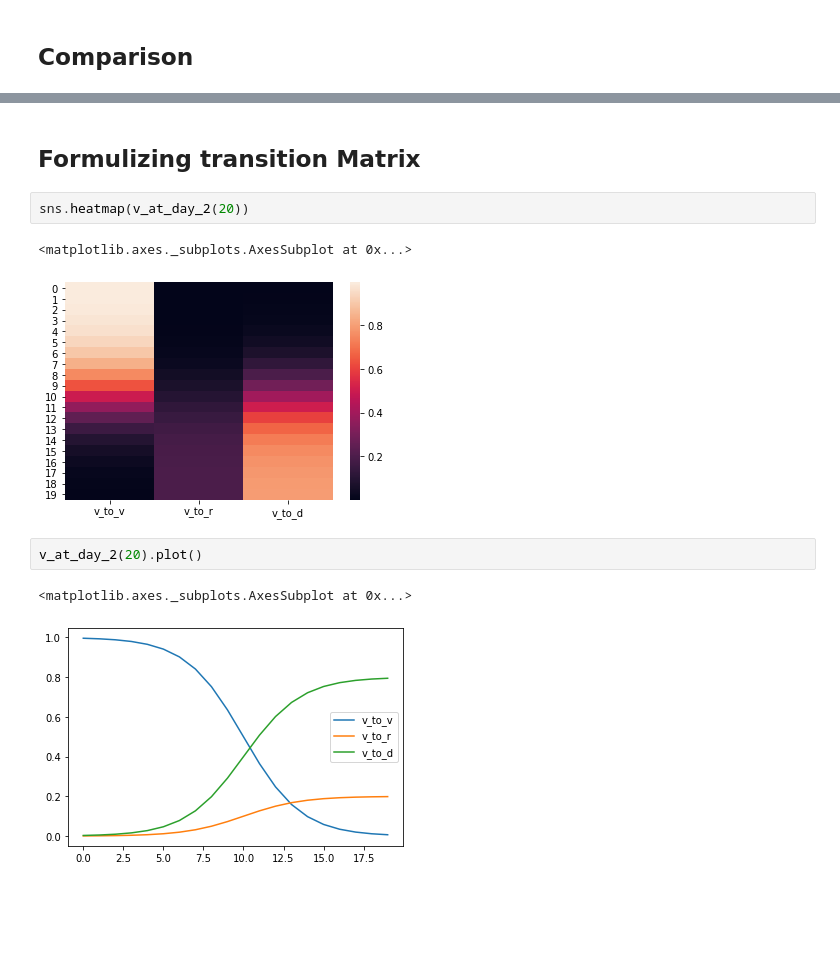
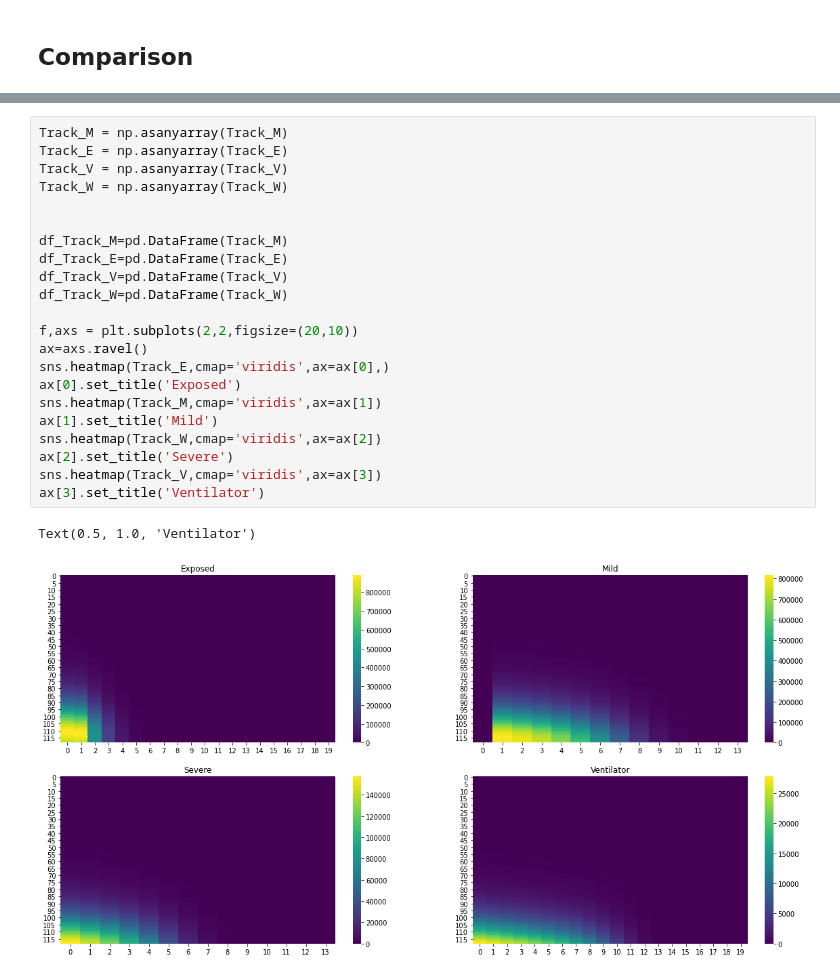
Before and after one commit to akhavan12/discrete_covid_model, a Jupyter notebook: Discrete_ver_09.ipynb, the cells around one changed output, grey strips where cells are left out. Drawn from its saved outputs; the diff is of its cells as text; blank space fills up the shorter version.

```diff
--- a/Discrete_ver_09.ipynb
+++ b/Discrete_ver_09.ipynb
@@ -561,13 +564,26 @@ plt.plot(Jy)
-# %% [markdown]
-## Formulizing transition Matrix
-# %%
-sns.heatmap(v_at_day_2(20))
-# %% [output]
-<matplotlib.axes._subplots.AxesSubplot at 0x...>
-[figure, removed]
-# %%
-v_at_day_2(20).plot()
-# %% [output]
-<matplotlib.axes._subplots.AxesSubplot at 0x...>
-[figure, removed]
+# %%
+Track_M = np.asanyarray(Track_M)
+Track_E = np.asanyarray(Track_E)
+Track_V = np.asanyarray(Track_V)
+Track_W = np.asanyarray(Track_W)
+
+
+df_Track_M=pd.DataFrame(Track_M)
+df_Track_E=pd.DataFrame(Track_E)
+df_Track_V=pd.DataFrame(Track_V)
+df_Track_W=pd.DataFrame(Track_W)
+
+f,axs = plt.subplots(2,2,figsize=(20,10))
+ax=axs.ravel()
+sns.heatmap(Track_E,cmap='viridis',ax=ax[0],)
+ax[0].set_title('Exposed')
+sns.heatmap(Track_M,cmap='viridis',ax=ax[1])
+ax[1].set_title('Mild')
+sns.heatmap(Track_W,cmap='viridis',ax=ax[2])
+ax[2].set_title('Severe')
+sns.heatmap(Track_V,cmap='viridis',ax=ax[3])
+ax[3].set_title('Ventilator')
+# %% [output]
+Text(0.5, 1.0, 'Ventilator')
+[figure, added]
 # %%
```
Also changed, not shown: parts of 14 cells of this notebook.
